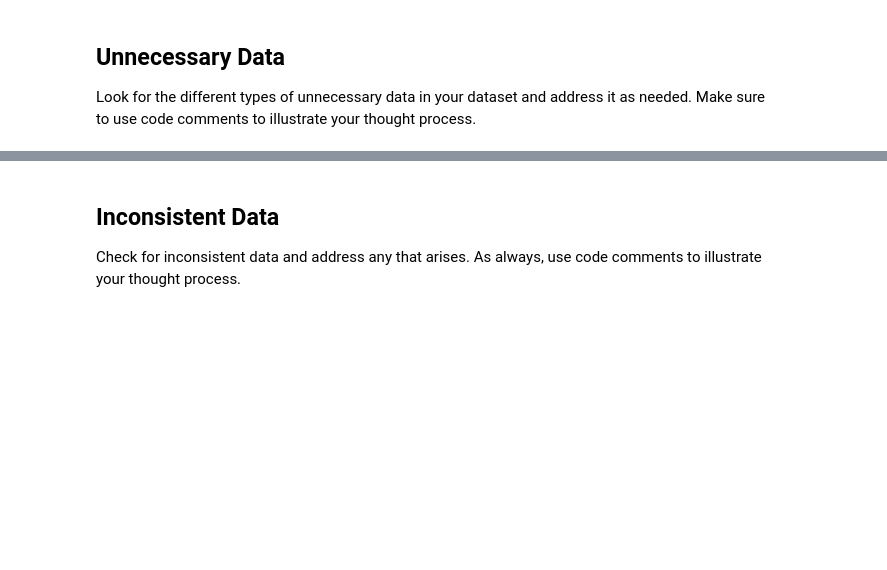
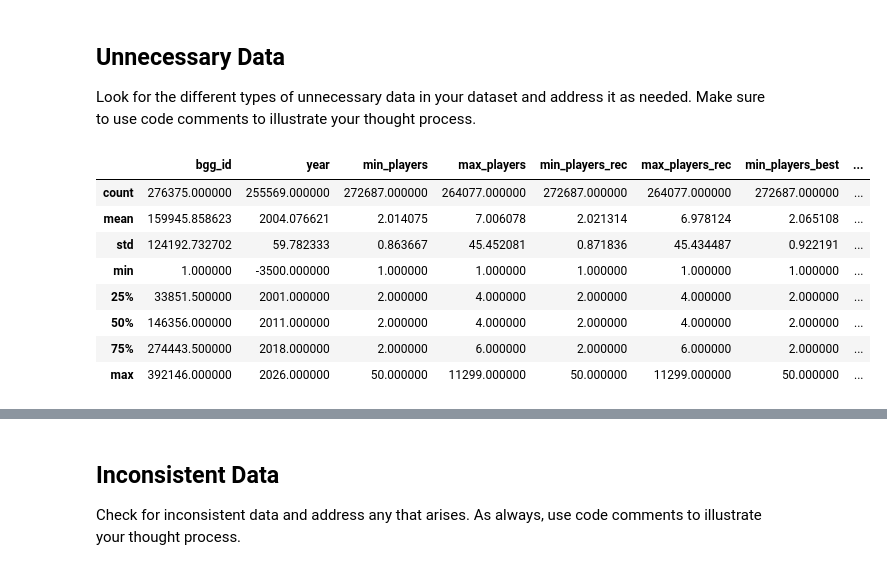
Before and after one commit to DataLore777/cleaning-data-checkpoint, a Jupyter notebook: checkpoint_three.ipynb, the cells around one changed output, grey strips where cells are left out. Saved outputs shown, nothing was run; the diff lists cells and outputs as text; code cells hidden in the pictures; blank space fills up the shorter version.

```diff
--- a/checkpoint_three.ipynb
+++ b/checkpoint_three.ipynb
@@ -53,7 +53,15 @@ Detect outliers in your dataset and handle them as needed. Use code comments to
 
 Look for the different types of unnecessary data in your dataset and address it as needed. Make sure to use code comments to illustrate your thought process.
 # %%
-%whos
-
 pd.set_option('display.max_columns', None)
-display(df.describe())
+display(df_exploded.describe())
+# %% [output]
+|  | bgg_id | year | min_players | max_players | min_players_rec | max_players_rec | min_players_best | ... |
+| count | 276375.000000 | 255569.000000 | 272687.000000 | 264077.000000 | 272687.000000 | 264077.000000 | 272687.000000 | ... |
+| mean | 159945.858623 | 2004.076621 | 2.014075 | 7.006078 | 2.021314 | 6.978124 | 2.065108 | ... |
+| std | 124192.732702 | 59.782333 | 0.863667 | 45.452081 | 0.871836 | 45.434487 | 0.922191 | ... |
+| min | 1.000000 | -3500.000000 | 1.000000 | 1.000000 | 1.000000 | 1.000000 | 1.000000 | ... |
+| 25% | 33851.500000 | 2001.000000 | 2.000000 | 4.000000 | 2.000000 | 4.000000 | 2.000000 | ... |
+| 50% | 146356.000000 | 2011.000000 | 2.000000 | 4.000000 | 2.000000 | 4.000000 | 2.000000 | ... |
+| 75% | 274443.500000 | 2018.000000 | 2.000000 | 6.000000 | 2.000000 | 6.000000 | 2.000000 | ... |
+| max | 392146.000000 | 2026.000000 | 50.000000 | 11299.000000 | 50.000000 | 11299.000000 | 50.000000 | ... |
```
Also changed, not shown: parts of 3 cells of this notebook.
